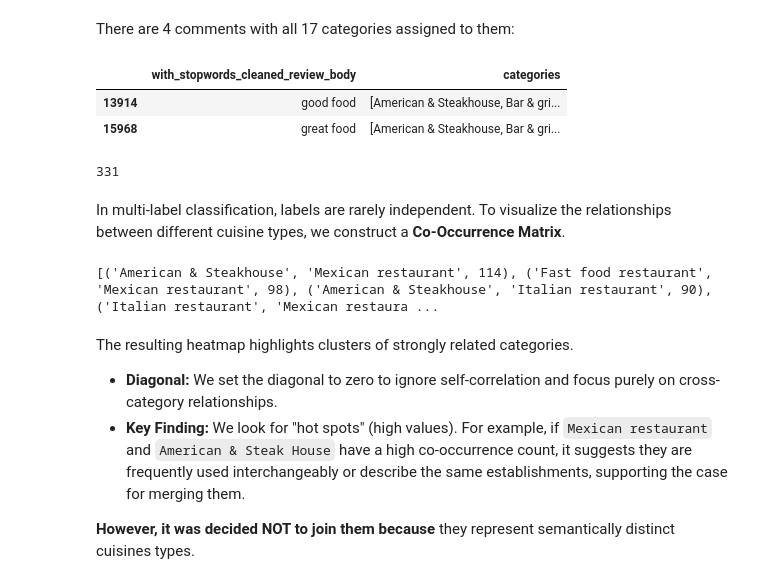
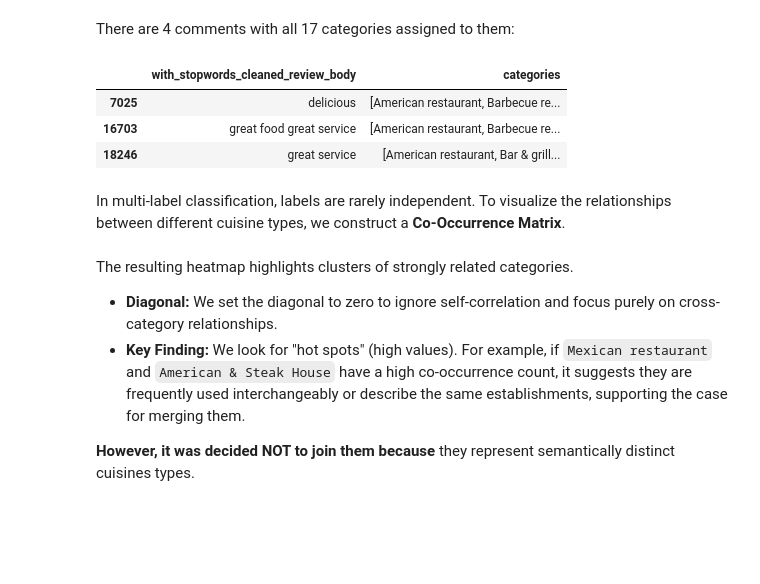
Before and after one commit to beatrizmarques2005/text_mining_in_reviews, a Jupyter notebook: notebooks/03_multilabel_classification.ipynb, the cells around one changed output. Saved outputs shown, nothing was run; the diff lists cells and outputs as text; code cells hidden in the pictures; blank space fills up the shorter version.

```diff
--- a/notebooks/03_multilabel_classification.ipynb
+++ b/notebooks/03_multilabel_classification.ipynb
@@ -315,10 +279,2 @@ Upon analyzing the new correlation matrix, three specific categories still retai
 # %% [markdown]
 To address this and avoid model confusion, we decided to **merge these three distinct labels into a single category**: **"American & Steakhouse"**. For the remainder of this project (Exploration and Classification), these three will be treated as one unified class.
-# %%
-# joining the three categories into one : 'American & Steakhouse'
-dataset['categoryName'] = dataset['categoryName'].replace({
-    'American restaurant': 'American & Steakhouse',
-    'New American restaurant': 'American & Steakhouse',
-    'Steak house': 'American & Steakhouse',
-
-})
@@ -503,12 +426,9 @@ bar_chart(
 # %% [markdown]
 There are 4 comments with all 17 categories assigned to them:
 # %%
-mlb_with_stopwords[mlb_with_stopwords['categories'].apply(len) == 17]
+mlb_with_stopwords[mlb_with_stopwords['categories'].apply(len) == 15]
 # %% [output]
 |  | with_stopwords_cleaned_review_body | categories |
-| 13914 | good food | [American & Steakhouse, Bar & gri... |
-| 15968 | great food | [American & Steakhouse, Bar & gri... |
+| 7025 | delicious | [American restaurant, Barbecue re... |
+| 16703 | great food great service | [American restaurant, Barbecue re... |
+| 18246 | great service | [American restaurant, Bar & grill... |
-# %%
-mlb_with_stopwords['categories'].apply(tuple).nunique()
-# %% [output]
-331
@@ -538,14 +460,11 @@ for c1 in co_matrix.index:
 # ordenar
 co_counts_sorted = sorted(co_counts, key=lambda x: x[2], reverse=True)
 
-print(co_counts_sorted[:20])  # top 20 pares
 for cat in all_cats:
     co_matrix.loc[cat, cat] = 0
 
 heatmap_chart(co_matrix,
-              title="Category Co-Occurrence Matrix with stopwords",)
+              title="Category Co-Occurrence Matrix in Exploratory Baseline",)
-# %% [output]
-[('American & Steakhouse', 'Mexican restaurant', 114), ('Fast food restaurant', 'Mexican restaurant', 98), ('American & Steakhouse', 'Italian restaurant', 90), ('Italian restaurant', 'Mexican restaura ...
 # %% [markdown]
 The resulting heatmap highlights clusters of strongly related categories.
 * **Diagonal:** We set the diagonal to zero to ignore self-correlation and focus purely on cross-category relationships.
```
Also changed, not shown: parts of 95 cells of this notebook, 1 other file.
